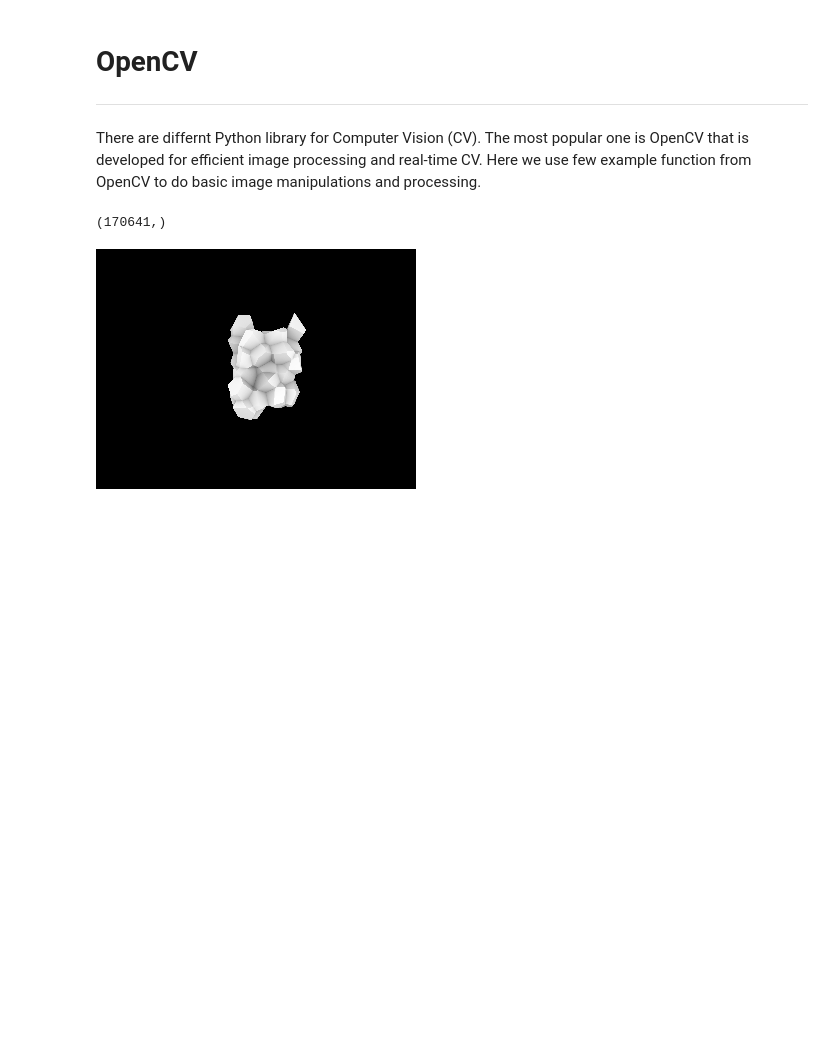
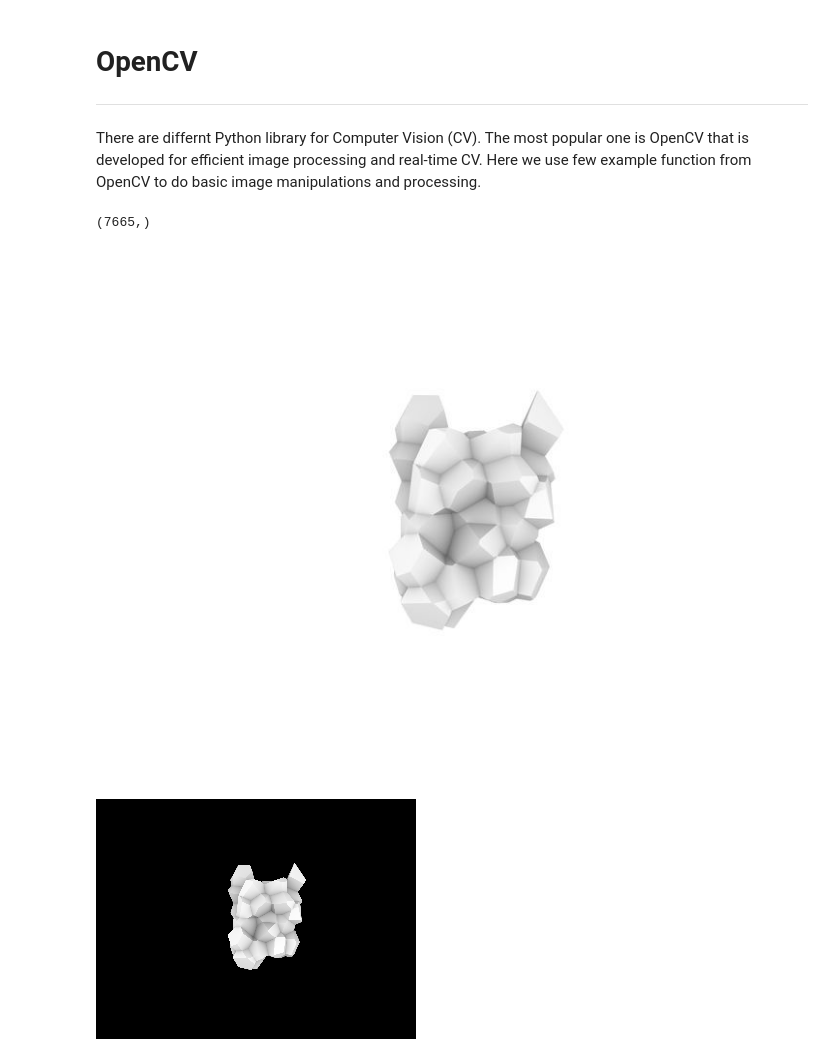
Before and after one commit to seyrankhademi/Interactive_Arch_Q3_P1, a Jupyter notebook: Interactive_Arch_Q3_P1.ipynb, the cells around one changed output. Saved outputs shown, nothing was run; the diff lists cells and outputs as text; code cells hidden in the pictures; blank space fills up the shorter version.

```diff
--- a/Interactive_Arch_Q3_P1.ipynb
+++ b/Interactive_Arch_Q3_P1.ipynb
@@ -186,23 +200,24 @@ There are differnt Python library for Computer Vision (CV). The most popular one
 # %%
 # import OpenCV library to read and display an image
 
 import cv2
 import urllib.request
 import numpy as np
 
 from google.colab.patches import cv2_imshow
 #Convert image to grayscale
-req = urllib.request.urlopen('https://pin.it/1CWxAZO')
+req = urllib.request.urlopen('https://pyimagesearch.com/wp-content/uploads/2015/01/google_logo.png')
 arr = np.asarray(bytearray(req.read()), dtype="uint8")
  # use imdecode function
 print(arr.shape)
 #print(height,width,channels)
-#img = cv2.imdecode(arr, 0)
+img = cv2.imdecode(arr, cv2.IMREAD_COLOR)
 #img = cv2.imdecode(arr, -1) # 'Load it as it is'
-#cv2_imshow(img)
+cv2_imshow(img)
 #print(img)
 # %% [output]
-(170641,)
+(7665,)
+[figure, added]
 # %%
 # resize image
 resized = cv2.resize(img,(0,0), fx=0.1, fy=0.1)
```
Also changed, not shown: parts of 8 cells of this notebook.
